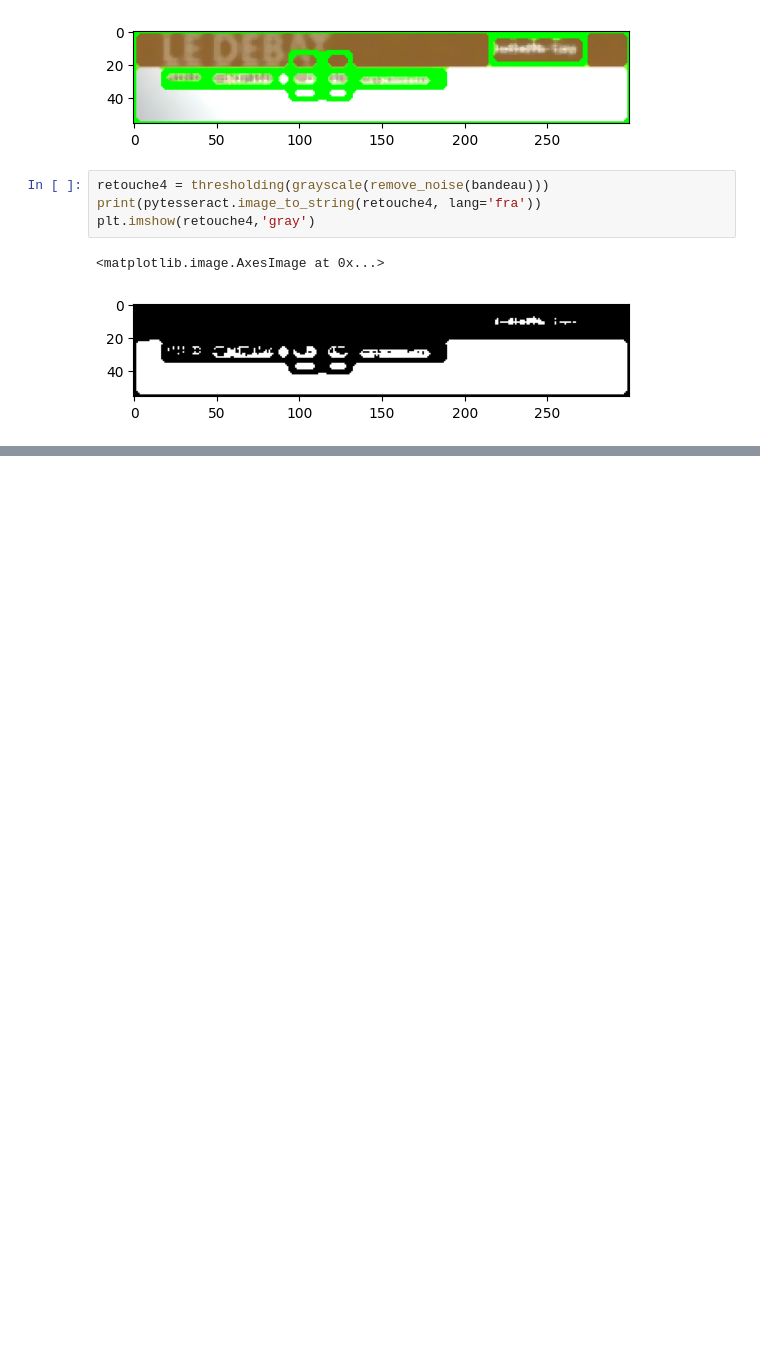
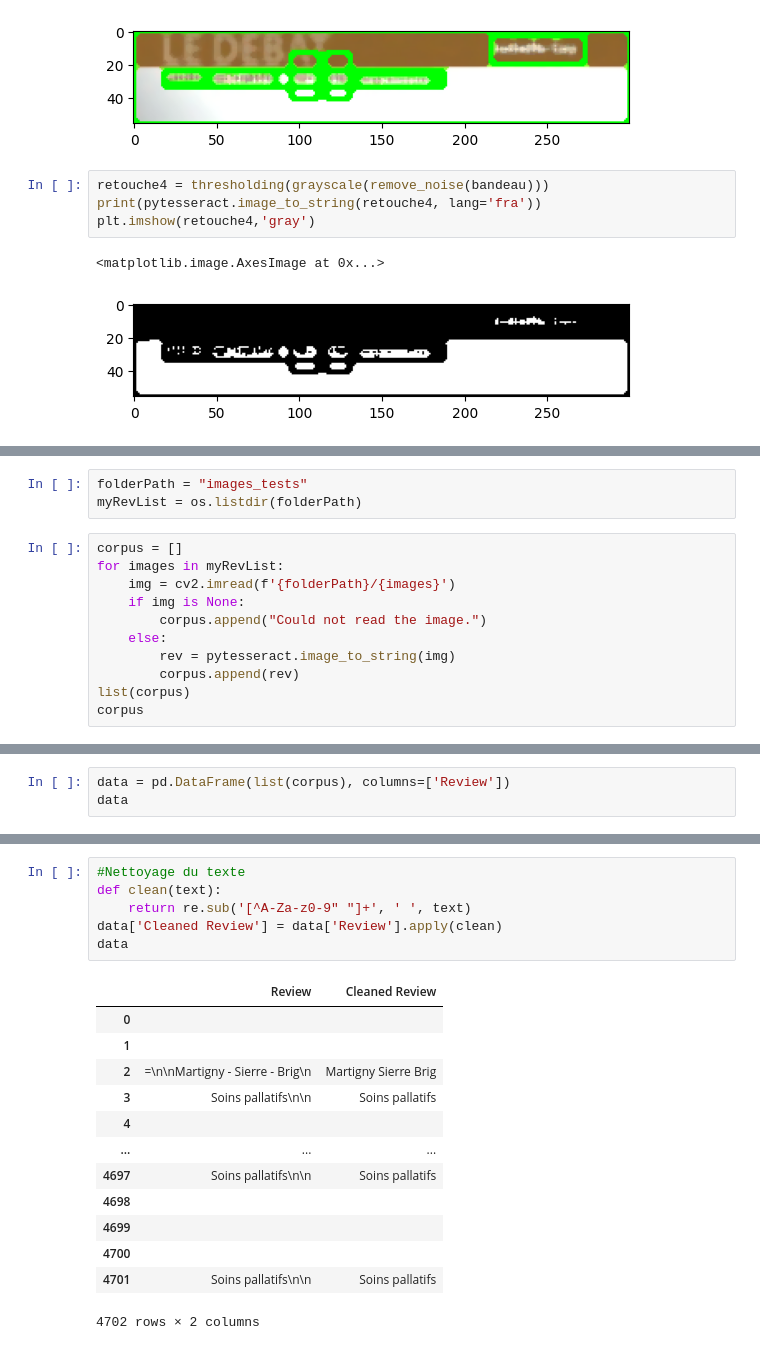
Before and after one commit to bcompere/cesds_module4_donnees_multimedia, a Jupyter notebook: Détection de texte dans le bandeau.ipynb, the cells around one changed output, grey strips where cells are left out. Cells and saved outputs as stored; diff of their text form; blank space fills up the shorter version.

```diff
--- a/Détection de texte dans le bandeau.ipynb
+++ b/Détection de texte dans le bandeau.ipynb
@@ -221,0 +225,14 @@ plt.imshow(retouche4,'gray')
+# %%
+folderPath = "images_tests"
+myRevList = os.listdir(folderPath)
+# %%
+corpus = []
+for images in myRevList:
+    img = cv2.imread(f'{folderPath}/{images}')
+    if img is None:
+        corpus.append("Could not read the image.")
+    else:
+        rev = pytesseract.image_to_string(img)
+        corpus.append(rev)
+list(corpus)
+corpus
@@ -221,0 +248,3 @@ plt.imshow(retouche4,'gray')
+# %%
+data = pd.DataFrame(list(corpus), columns=['Review'])
+data
@@ -221,0 +259,20 @@ plt.imshow(retouche4,'gray')
+# %%
+#Nettoyage du texte
+def clean(text):
+    return re.sub('[^A-Za-z0-9" "]+', ' ', text)
+data['Cleaned Review'] = data['Review'].apply(clean)
+data
+# %% [output]
+|  | Review | Cleaned Review |
+| 0 |  |  |
+| 1 |  |  |
+| 2 | =\n\nMartigny - Sierre - Brig\n | Martigny Sierre Brig |
+| 3 | Soins pallatifs\n\n | Soins pallatifs |
+| 4 |  |  |
+| ... | ... | ... |
+| 4697 | Soins pallatifs\n\n | Soins pallatifs |
+| 4698 |  |  |
+| 4699 |  |  |
+| 4700 |  |  |
+| 4701 | Soins pallatifs\n\n | Soins pallatifs |
+4702 rows × 2 columns
```
Also changed, not shown: parts of 5 cells of this notebook, 10 other files.
